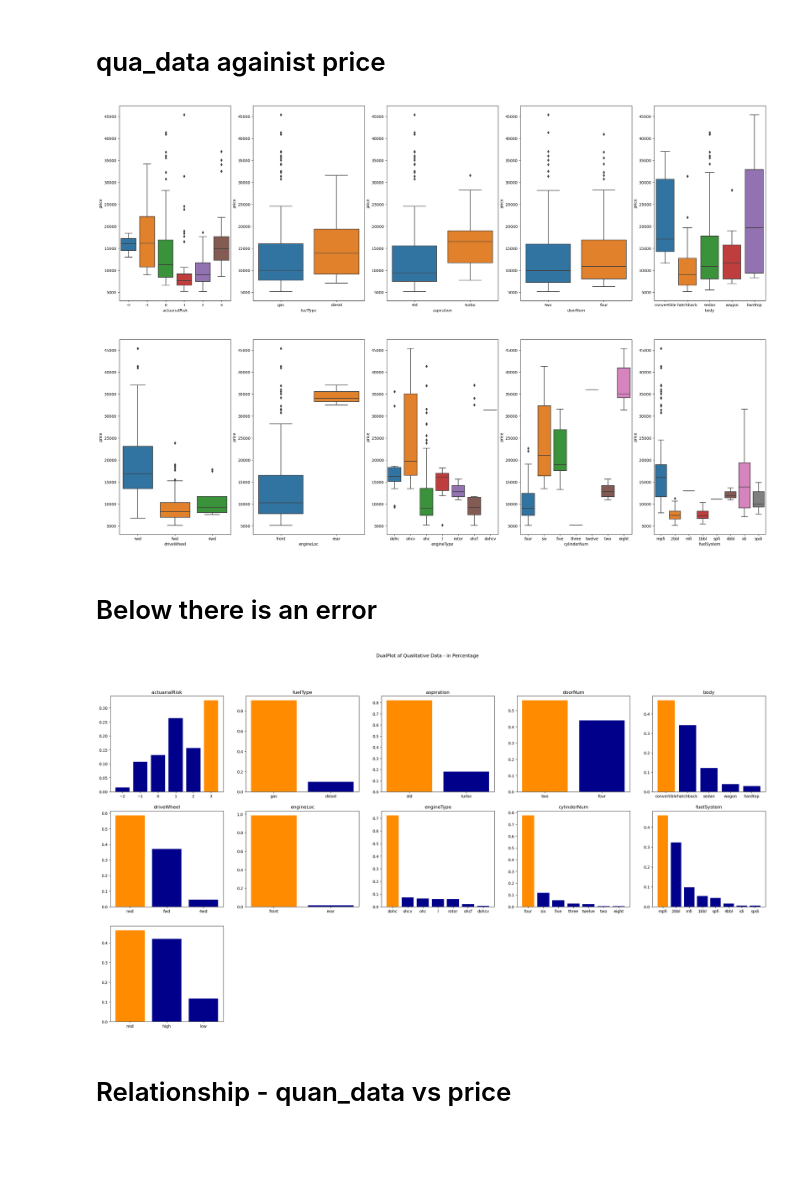
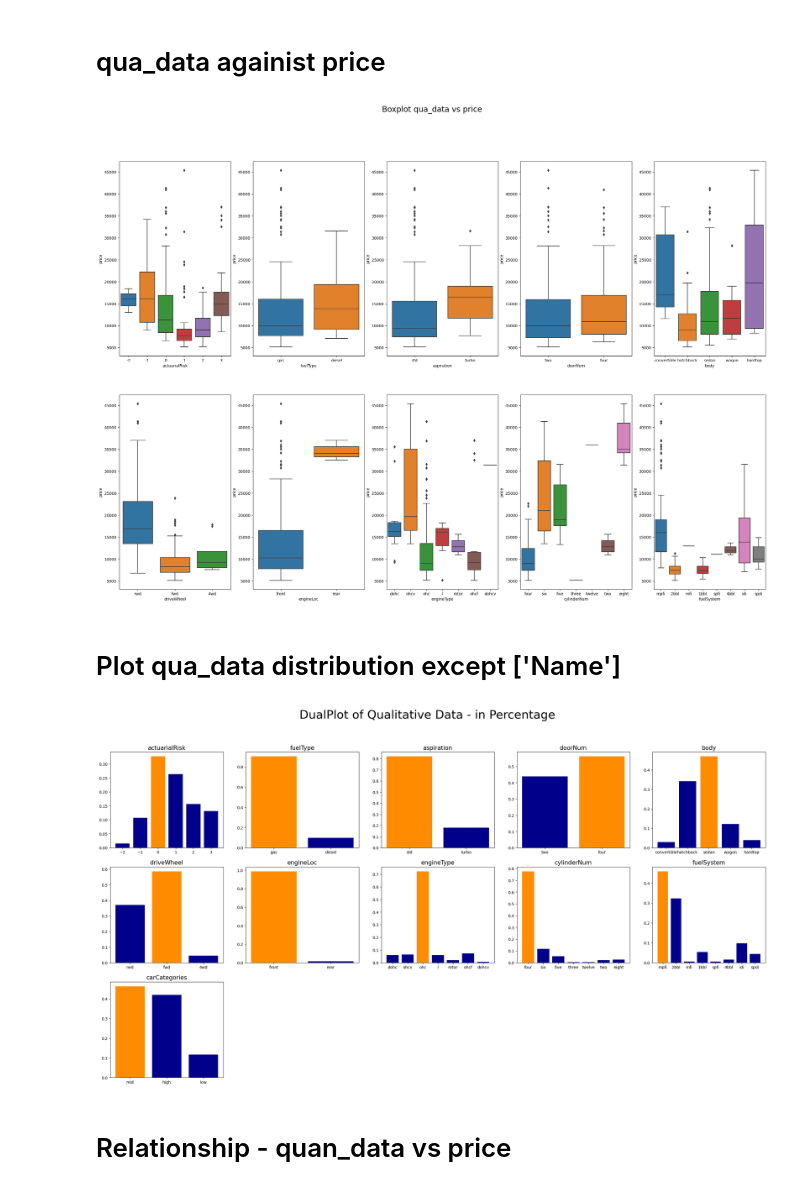
Before and after one commit to Chanjerry318/carPricePrediction, a Jupyter notebook: Project_CarPricePrediction.ipynb, the cells around one changed output. Drawn from its saved outputs; the diff is of its cells as text; code cells hidden in the pictures; blank space fills up the shorter version.

```diff
--- a/Project_CarPricePrediction.ipynb
+++ b/Project_CarPricePrediction.ipynb
@@ -50,7 +46,7 @@ warnings.filterwarnings("ignore")
 # %% [markdown]
 # Import Data
 # %%
-carPrice_df = pd.read_csv('CarPrice_Assignment.csv.xls')
+carPrice_df = pd.read_csv('CarPrice_Assignment.csv')
 # %% [markdown]
 # 3. EDA
 # %%
@@ -471,47 +461,46 @@ qua_data.head()
 # %%
 def plotQua_price(input_df) :
     plt.figure(figsize=(30,20))
     columns = list(qua_data.drop(['carCategories'],axis=1).columns)
     col_len = len(columns)
 
+    plt.suptitle('Boxplot qua_data vs price',fontsize=20)
     for i in range(col_len) :
         plt.subplot(2,5,i+1)
         sns.boxplot(x=columns[i],y='price',data=input_df)
 
 plotQua_price(carPrice_df)
 # fueltype : diesel avg price > gas
 # aspiration : turbo avg price > std
 # engineLoc : rear avg price > front
 # %% [output]
-[figure, old version]
+[figure, new version]
 # %% [markdown]
-# Below there is an error
+# Plot qua_data distribution except ['Name']
 # %%
 # Plot qua data except ['Name']
-# THE GRAPH TITLE FOR EACH QUA_DAT IS NOT CORRECT !!
 def Plot_qua(input_df) :
     columns = list(input_df.columns)
     col_len = len(columns)
     plt.figure(figsize=(30,15))
-    plt.suptitle('DualPlot of Qualitative Data - in Percentage')
+    plt.suptitle('DualPlot of Qualitative Data - in Percentage',fontsize=30)
 
     for i in range(col_len) :
         categories = list(input_df[columns[i]].unique())
-        value_per = list(input_df[columns[i]].value_counts(normalize=True))
+        value_per = list(input_df[columns[i]].value_counts(normalize=True,sort=False))
 
         color = ['darkblue'] * len(categories)
         max_index = np.argmax(value_per)
         color[max_index] = 'darkorange'
 
-        plt.title(f'{columns[i-1]}')
         plt.subplot(3,5,i+1)
         plt.bar(categories,value_per,color=color)
+        plt.title(f'{columns[i]}',fontsize=15)
 
 Plot_qua(qua_data)
 # Below we can see the relative percentages of categories
-# in each features
 # %% [output]
-[figure, old version]
+[figure, new version]
 # %% [markdown]
 # Relationship - quan_data vs price
 # %%
```
Also changed, not shown: parts of 33 cells of this notebook.
